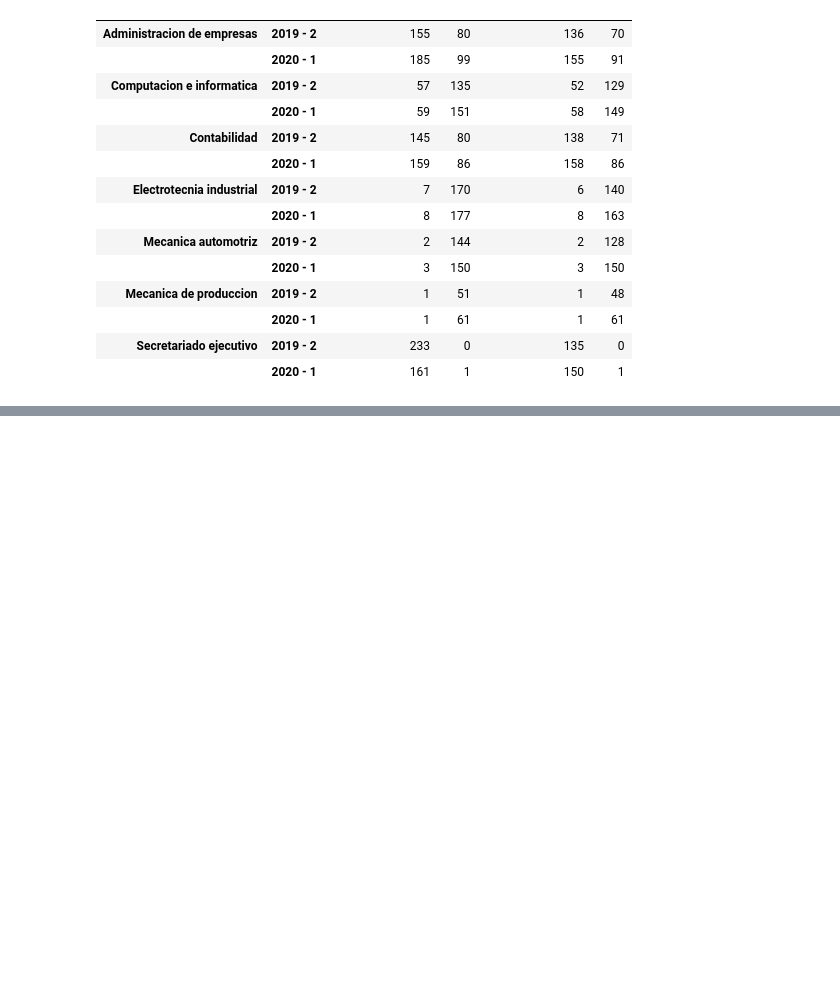
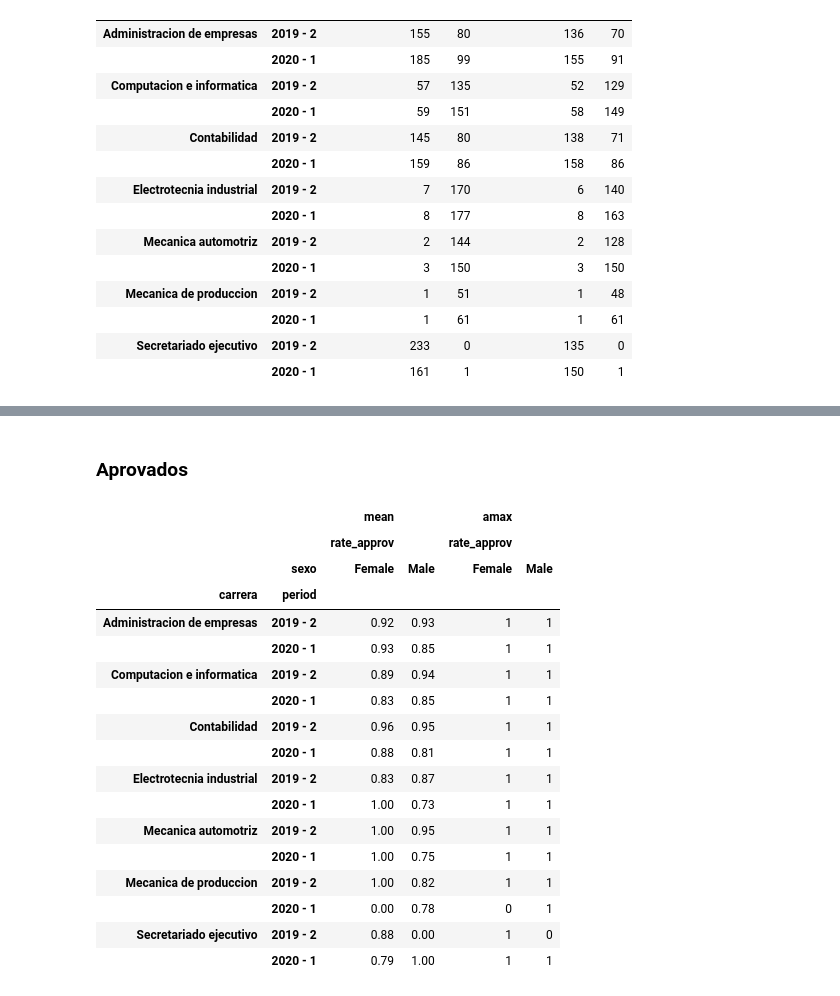
Before and after one commit to Robertopucp/Education_project, a Jupyter notebook: codes/summary.ipynb, the cells around one changed output, grey strips where cells are left out. Saved outputs shown, nothing was run; the diff lists cells and outputs as text; code cells hidden in the pictures; blank space fills up the shorter version.

Commit message:
by rate

```diff
--- a/codes/summary.ipynb
+++ b/codes/summary.ipynb
@@ -652,0 +703,23 @@ compare_two("sexo", "carrera", "period", ["n_c_desaprovados"], rel_data_cat, [np
+# %% [markdown]
+### Aprovados
+# %%
+compare_two("sexo", "carrera", "period", ["rate_approv"], rel_data_cat, [np.mean]).round(2)
+# %% [output]
+|  |  | mean |  | amax |  |
+|  |  | rate_approv |  | rate_approv |  |
+|  | sexo | Female | Male | Female | Male |
+| carrera | period |  |  |  |  |
+| Administracion de empresas | 2019 - 2 | 0.92 | 0.93 | 1 | 1 |
+|  | 2020 - 1 | 0.93 | 0.85 | 1 | 1 |
+| Computacion e informatica | 2019 - 2 | 0.89 | 0.94 | 1 | 1 |
+|  | 2020 - 1 | 0.83 | 0.85 | 1 | 1 |
+| Contabilidad | 2019 - 2 | 0.96 | 0.95 | 1 | 1 |
+|  | 2020 - 1 | 0.88 | 0.81 | 1 | 1 |
+| Electrotecnia industrial | 2019 - 2 | 0.83 | 0.87 | 1 | 1 |
+|  | 2020 - 1 | 1.00 | 0.73 | 1 | 1 |
+| Mecanica automotriz | 2019 - 2 | 1.00 | 0.95 | 1 | 1 |
+|  | 2020 - 1 | 1.00 | 0.75 | 1 | 1 |
+| Mecanica de produccion | 2019 - 2 | 1.00 | 0.82 | 1 | 1 |
+|  | 2020 - 1 | 0.00 | 0.78 | 0 | 1 |
+| Secretariado ejecutivo | 2019 - 2 | 0.88 | 0.00 | 1 | 0 |
+|  | 2020 - 1 | 0.79 | 1.00 | 1 | 1 |
```
Also changed, not shown: parts of 11 cells of this notebook.
